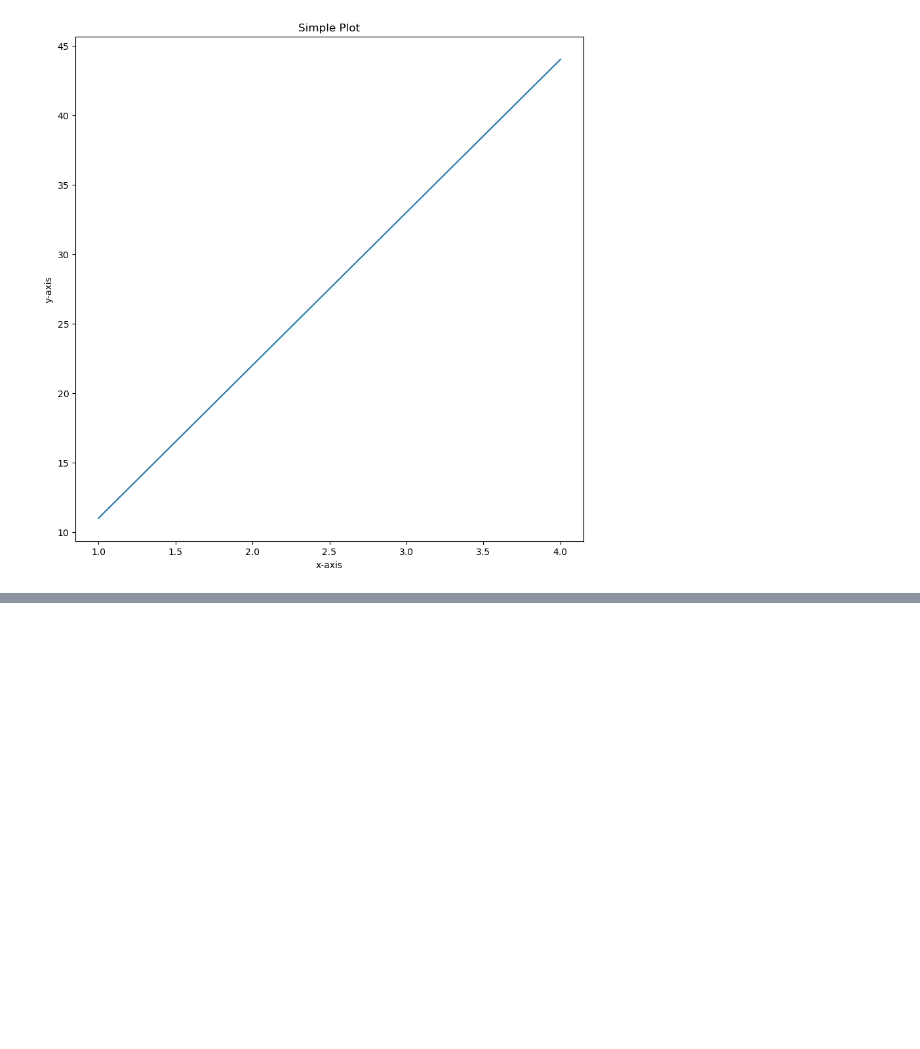
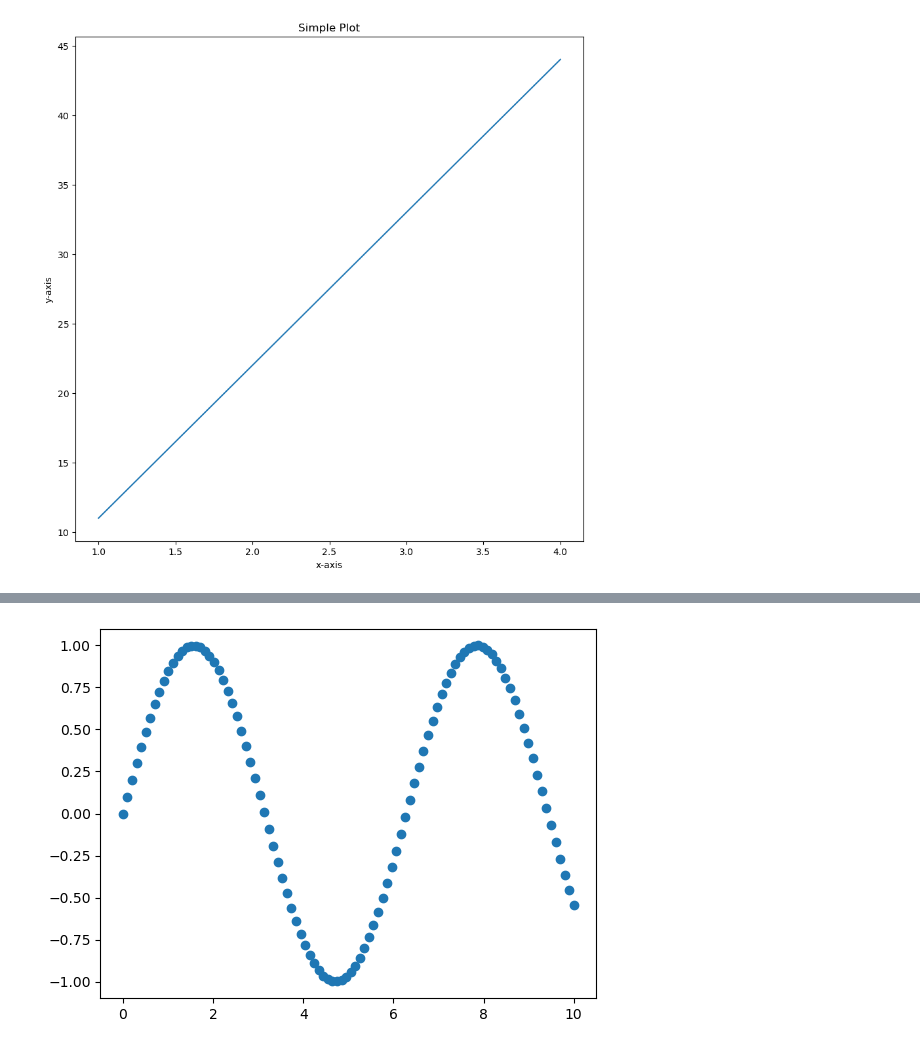
Before and after one commit to DevSen101/ML-Bootcamp, a Jupyter notebook: Matplotlib/Introduction-to-Matplotlib.ipynb, the cells around one changed output, grey strips where cells are left out. Cells and saved outputs as stored; diff of their text form; code cells hidden in the pictures; blank space fills up the shorter version.

```diff
--- a/Matplotlib/Introduction-to-Matplotlib.ipynb
+++ b/Matplotlib/Introduction-to-Matplotlib.ipynb
@@ -114,0 +144,6 @@ fig.savefig("images/sample-plot.png")
+# %%
+# Another scatter plot
+fix, ax = plt.subplots()
+ax.scatter(x, np.sin(x));
+# %% [output]
+[figure, added]
```
Also changed, not shown: parts of 23 cells of this notebook, 3 other files.
